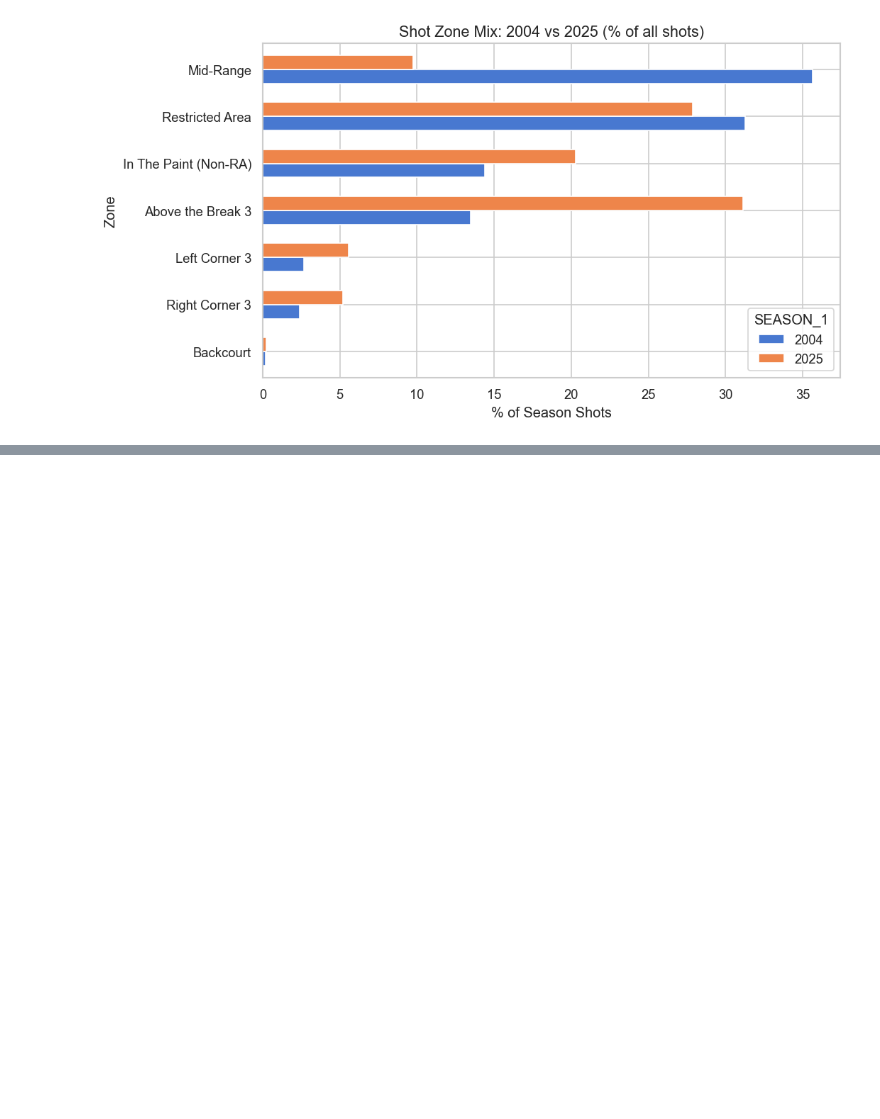
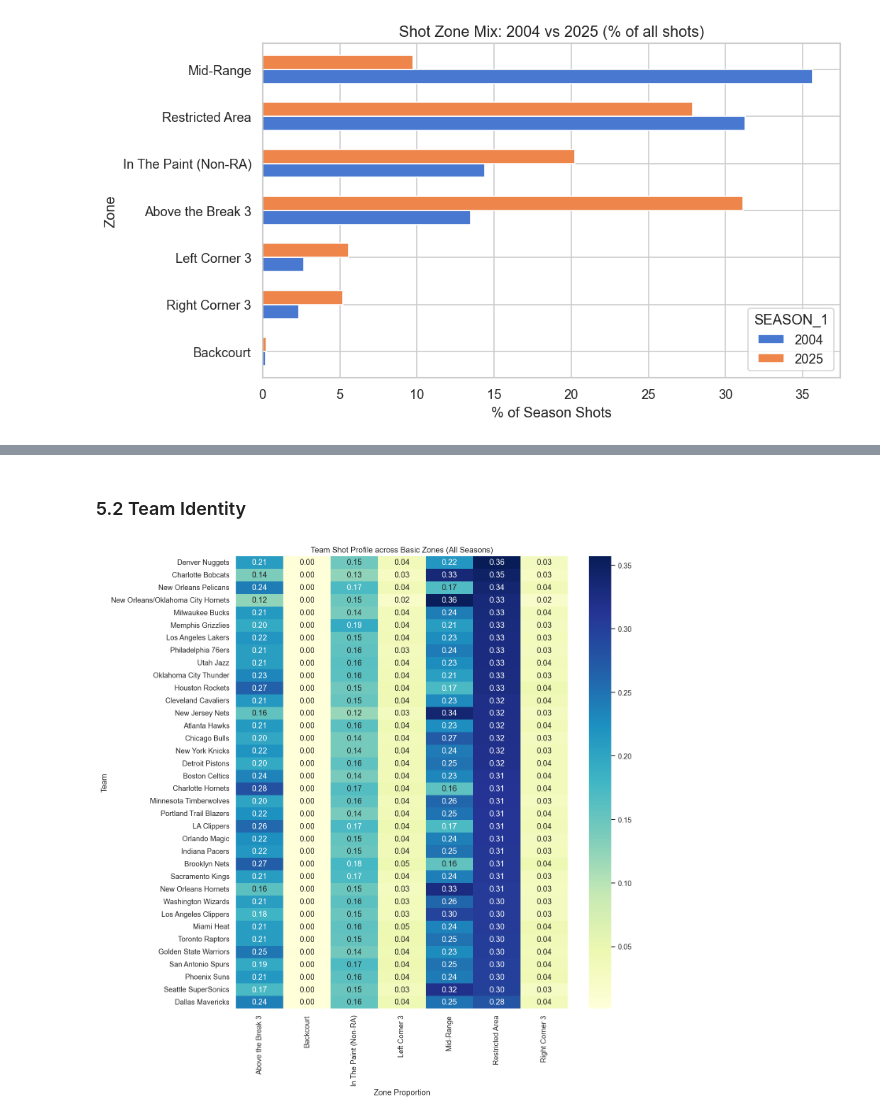
Before and after one commit to com-480-data-visualization/com-480-project-pff, a Jupyter notebook: eda.ipynb, the cells around one changed output, grey strips where cells are left out. Cells and saved outputs as stored; diff of their text form; code cells hidden in the pictures; blank space fills up the shorter version.

```diff
--- a/eda.ipynb
+++ b/eda.ipynb
@@ -458,0 +492,17 @@ plt.show()
+# %% [markdown]
+### 5.2 Team Identity
+# %%
+zone_counts = df.groupby(['TEAM_NAME', 'BASIC_ZONE'], observed=True).size().unstack(fill_value=0)
+team_shot_profile = zone_counts.div(zone_counts.sum(axis=1), axis=0)
+
+
+plt.figure(figsize=(12, 12))
+sns.heatmap(team_shot_profile.sort_values(by='Restricted Area', ascending=False),
+            cmap='YlGnBu', annot=True, fmt='.2f')
+plt.title('Team Shot Profile across Basic Zones (All Seasons)')
+plt.ylabel('Team')
+plt.xlabel('Zone Proportion')
+plt.tight_layout()
+plt.show()
+# %% [output]
+[figure, added]
```
Also changed, not shown: parts of 8 cells of this notebook, 1 other file.
